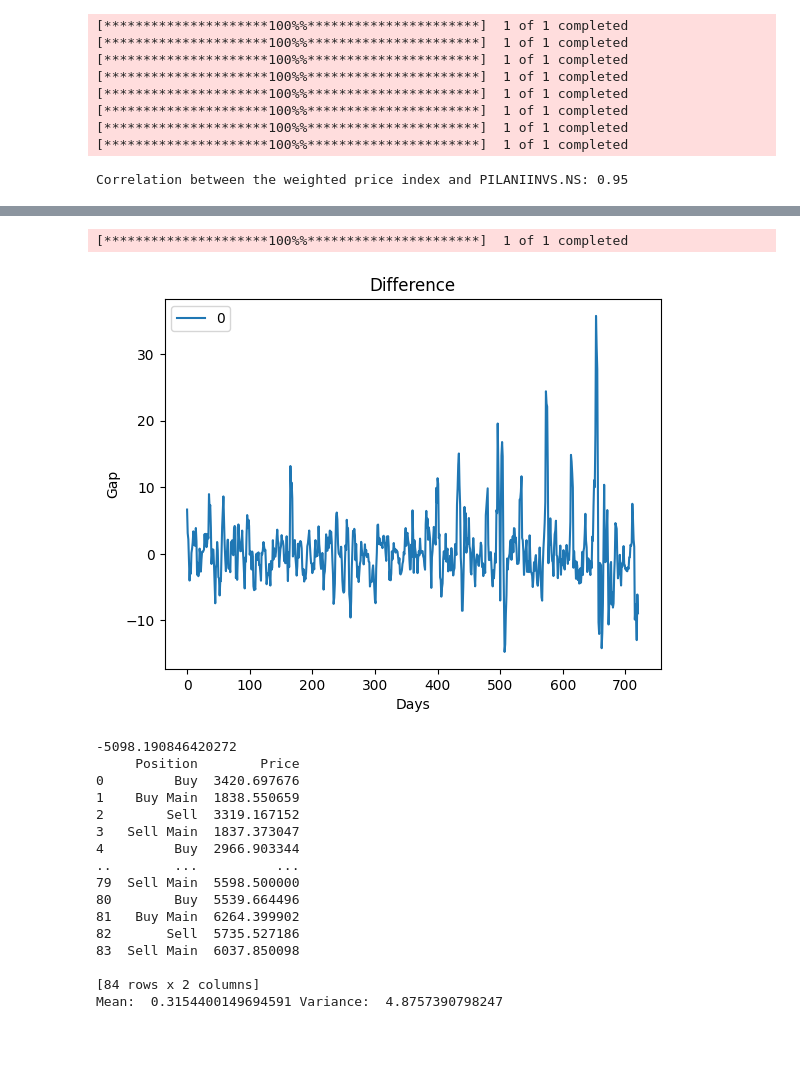
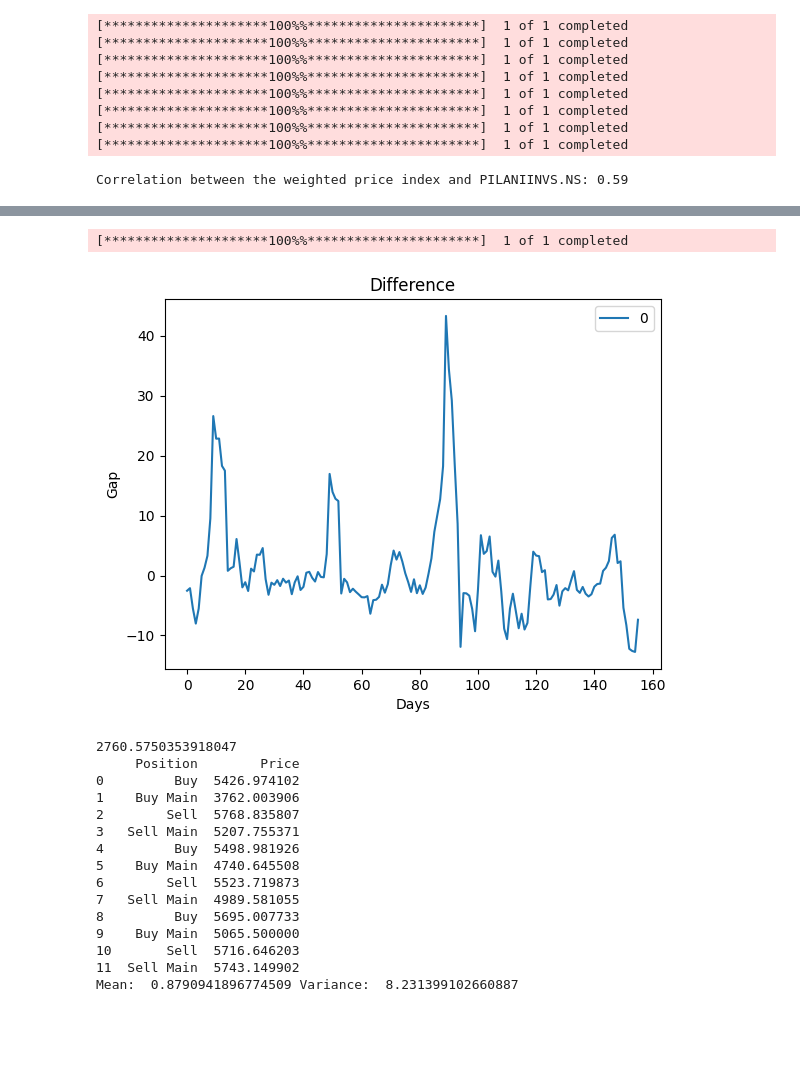
Before and after one commit to wsc-bitspilani/Holding-Co-StatArb, a Jupyter notebook: Holding Co StatArb.ipynb, the cells around one changed output, grey strips where cells are left out. Drawn from its saved outputs; the diff is of its cells as text; code cells hidden in the pictures.

Commit message:
Trying to optimize values of entry and exit

```diff
--- a/Holding Co StatArb.ipynb
+++ b/Holding Co StatArb.ipynb
@@ -10,12 +11,9 @@ import string
 # %%
-
-
-
-
 def fetch_stock_data(ticker, start_date, end_date):
     stock_data = yf.download(ticker, start=start_date, end=end_date)
     return stock_data['Adj Close']
 
+#Calculates price action of the stocks in holding according to their weights.
 def calculate_weighted_price(stock_data_dict, weights):
     return sum(stock_data * weight for stock_data, weight in zip(stock_data_dict.values(), weights))
 
@@ -38,6 +36,7 @@ def plot_weighted_price_and_correlation(stock_data_dict, weights, additional_sto
     plt.legend()
     plt.show()
 
+#Calculates the gap in returns of the weighted holding stocks and the main holding company's returns. Then stores them into list.
 def plot_return_gap(stock_data_dict, additional_stock_label, weights, start_date, end_date):
     holding_returns = log_returns(stock_data_dict, weights, 1, start_date, end_date)
     main_company_returns = log_returns(additional_stock_label, weights, 0, start_date, end_date)
@@ -46,8 +45,7 @@ def plot_return_gap(stock_data_dict, additional_stock_label, weights, start_date
         if str(holding_returns[i]-main_company_returns[i]) != 'nan':
             list.append(main_company_returns[i]-holding_returns[i])
         else: continue
-    #print(list)
-    #print(sorted(list))
+
     # Plot the weighted price index with the additional stock and calculate correlation
     data = pd.DataFrame(list)
     data.plot()
@@ -58,36 +56,40 @@ def plot_return_gap(stock_data_dict, additional_stock_label, weights, start_date
     plt.show()
     return list
 
+#Calculate returns in a n day window. n=5
 def log_returns(stock_data_dict, weights, isIndex, start_date, end_date):
     log_price = []
     if isIndex == 1:
         price_data = list(calculate_weighted_price(stock_data_dict, weights).values)
     else:
         price_data = list(yf.download(stock_data_dict, start=start_date, end=end_date)['Adj Close'].values)
-    for i in range(4, len(price_data)):
-        log_price.append(((price_data[i]/price_data[i-4])-1)*100)
+    for i in range(5, len(price_data)):
+        log_price.append(((price_data[i]/price_data[i-5])-1)*100)
     return log_price
 
+# Creates a Trade Log
 def trade_book():
     tradelog = pd.DataFrame(columns = ['Position', 'Price'])
     return tradelog
 
+#Defines entry and exit.
 def entry_exit(list, main_company_price_data, holding_price_data):
     tradebook = trade_book()
     max=0
     for i in range(len(list)):
         if max == 0:
-            if list[i]>np.std(list)+1:
+            if list[i]>8:
                 max = 1
                 tradebook.loc[len(tradebook)] = ["Buy", holding_price_data[i]]
                 tradebook.loc[len(tradebook)] = ["Buy Main", main_company_price_data[i]]
         if max == 1 :
-            if list[i]<np.mean(list):
+            if list[i]<0.42:
                 tradebook.loc[len(tradebook)] = ["Sell", holding_price_data[i]]
                 tradebook.loc[len(tradebook)] = ["Sell Main", main_company_price_data[i]]
                 max = 0
     return tradebook
 
+#Calculates PnL
 def pnl(tradebook, list, main_company_price_data, holding_price_data):
     tradebook = entry_exit(list, main_company_price_data, holding_price_data)
     buying = tradebook.loc[tradebook['Position'] == 'Buy']['Price'].sum() + tradebook.loc[tradebook['Position'] == 'Buy Main']['Price'].sum()
@@ -100,22 +102,26 @@ def main():
     weights = [0.482, 0.087, 0.012, 0.391,0.010, 0.019]  # You can customize the weights as per your preference
 
     # User input for date range
-    start_date = '2022-01-01'
+    start_date = '2024-06-01'
     end_date = '2025-01-31'
 
     # Fetch stock data
     stock_data_dict = {ticker: fetch_stock_data(ticker, start_date, end_date) for ticker in stocks[:-1]}  # Exclude the last stock
     additional_stock_data = fetch_stock_data(stocks[-1], start_date, end_date)
     additional_stock_label = stocks[-1]
+
     holding_price_data = np.array(calculate_weighted_price(stock_data_dict, weights).values)
     main_company_price_data = np.array(fetch_stock_data(additional_stock_label,
                                                         start_date, end_date))
+
     plot_weighted_price_and_correlation(stock_data_dict, weights,
                                         additional_stock_data,
                                         additional_stock_label)
+
     list= np.array(plot_return_gap(stock_data_dict,
                                    additional_stock_label, weights,
                                    start_date, end_date))
+
     tradebook = entry_exit(list, main_company_price_data, holding_price_data)
     pnl(tradebook, list, main_company_price_data, holding_price_data)
     print(tradebook)
@@ -131,4 +137,4 @@ if __name__ == "__main__":
 [*********************100%%**********************]  1 of 1 completed
 [*********************100%%**********************]  1 of 1 completed
 [*********************100%%**********************]  1 of 1 completed
-Correlation between the weighted price index and PILANIINVS.NS: 0.95
+Correlation between the weighted price index and PILANIINVS.NS: 0.59
@@ -136,20 +142,19 @@ Correlation between the weighted price index and PILANIINVS.NS: 0.95
 [*********************100%%**********************]  1 of 1 completed
-[figure, old version]
+[figure, new version]
--5098.190846420272
+2760.5750353918047
      Position        Price
-0         Buy  3420.697676
-1    Buy Main  1838.550659
-2        Sell  3319.167152
-3   Sell Main  1837.373047
-4         Buy  2966.903344
-..        ...          ...
-79  Sell Main  5598.500000
-80        Buy  5539.664496
-81   Buy Main  6264.399902
-82       Sell  5735.527186
-83  Sell Main  6037.850098
-
-[84 rows x 2 columns]
-Mean:  0.3154400149694591 Variance:  4.8757390798247
+0         Buy  5426.974102
+1    Buy Main  3762.003906
+2        Sell  5768.835807
+3   Sell Main  5207.755371
+4         Buy  5498.981926
+5    Buy Main  4740.645508
+6        Sell  5523.719873
+7   Sell Main  4989.581055
+8         Buy  5695.007733
+9    Buy Main  5065.500000
+10       Sell  5716.646203
+11  Sell Main  5743.149902
+Mean:  0.8790941896774509 Variance:  8.231399102660887
 # %% [markdown]
 ##
```
Also changed, not shown: parts of 2 cells of this notebook.
